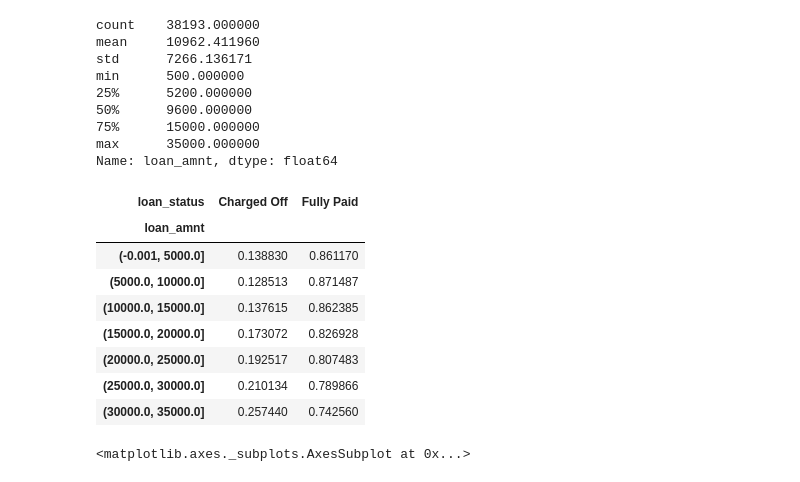
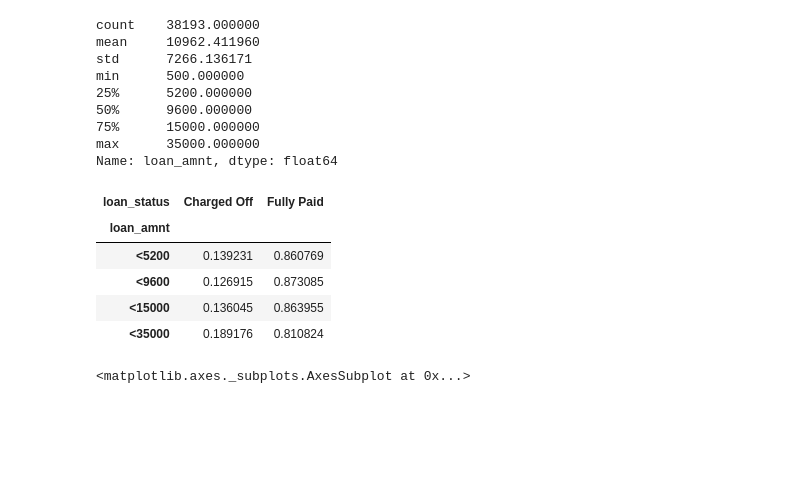
Before and after one commit to karthikmnkrishna/Loan-default-prediction, a Jupyter notebook: Lending_case_Study_combine.ipynb, the cells around one changed output. Saved outputs shown, nothing was run; the diff lists cells and outputs as text; code cells hidden in the pictures; blank space fills up the shorter version.

```diff
--- a/Lending_case_Study_combine.ipynb
+++ b/Lending_case_Study_combine.ipynb
@@ -894,18 +903,16 @@ min      500.000000
 max      35000.000000
 Name: loan_amnt, dtype: float64
 # %%
-pd.crosstab(index=  [pd.cut(loans.loan_amnt, np.arange(0, np.floor(loans.loan_amnt.max()+5000), 5000),include_lowest=True)],
+
+pd.crosstab(index=  [ pd.qcut(loans.loan_amnt, 4, labels=['<5200' , '<9600' , '<15000' , '<35000'],duplicates = 'drop')],
             columns = loans.loan_status, values= loans.loan_amnt , aggfunc ='count' , normalize= 'index'  )
 # %% [output]
 | loan_status | Charged Off | Fully Paid |
 | loan_amnt |  |  |
-| (-0.001, 5000.0] | 0.138830 | 0.861170 |
-| (5000.0, 10000.0] | 0.128513 | 0.871487 |
-| (10000.0, 15000.0] | 0.137615 | 0.862385 |
-| (15000.0, 20000.0] | 0.173072 | 0.826928 |
-| (20000.0, 25000.0] | 0.192517 | 0.807483 |
-| (25000.0, 30000.0] | 0.210134 | 0.789866 |
-| (30000.0, 35000.0] | 0.257440 | 0.742560 |
+| <5200 | 0.139231 | 0.860769 |
+| <9600 | 0.126915 | 0.873085 |
+| <15000 | 0.136045 | 0.863955 |
+| <35000 | 0.189176 | 0.810824 |
 # %%
 sns.boxplot(y=loans.loan_amnt , x= loans.loan_status)
 # %% [output]
```
Also changed, not shown: parts of 9 cells of this notebook.
